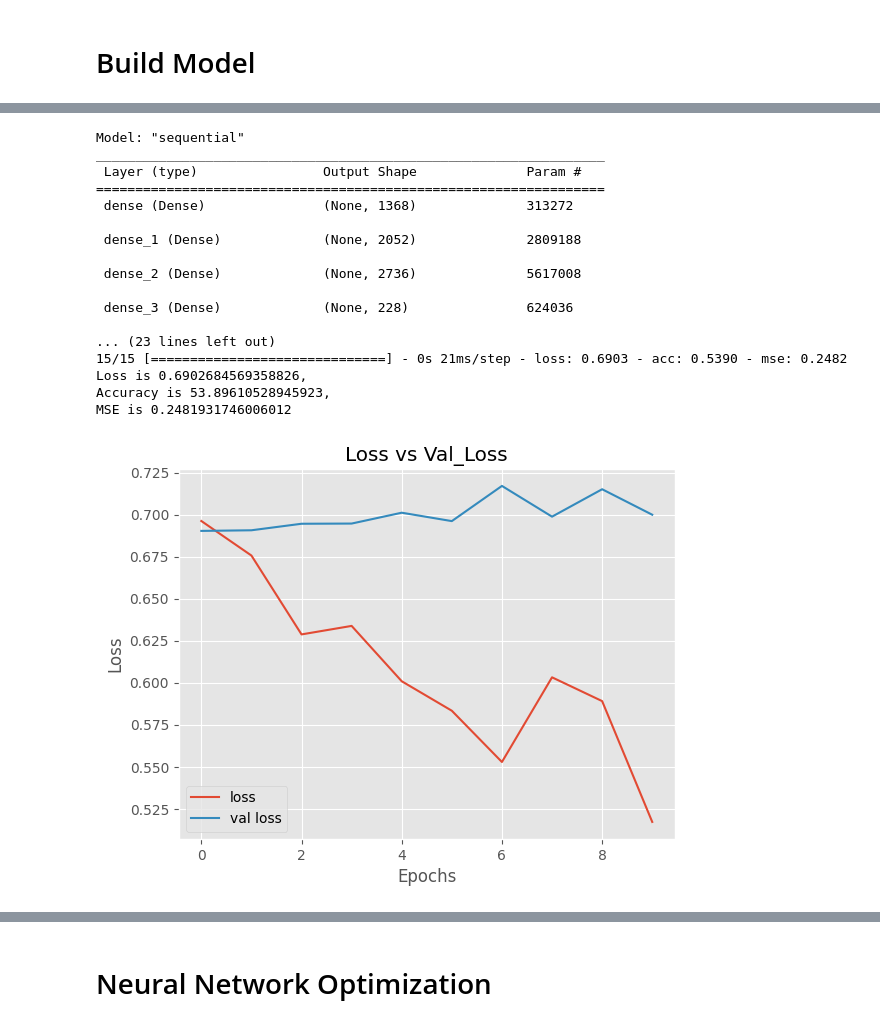
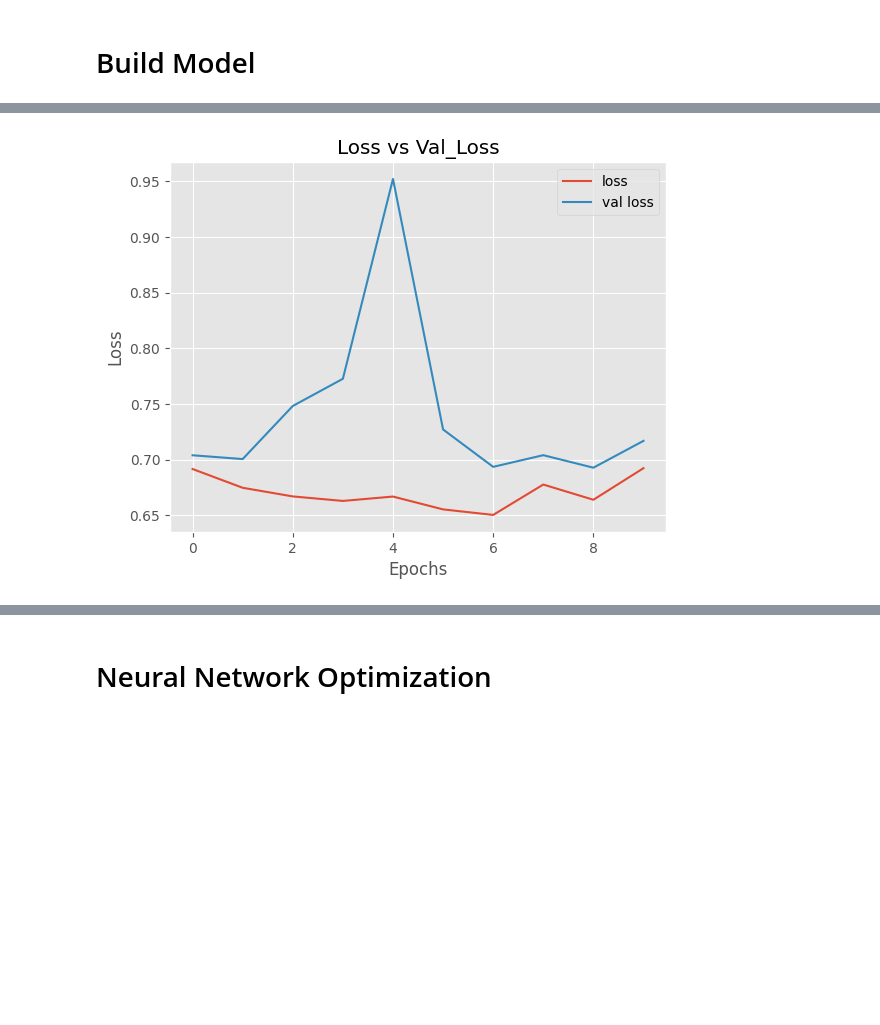
Before and after one commit to MikChristensen/Python-ML-Trading, a Jupyter notebook: 02 MLP/MLP.ipynb, the cells around one changed output, grey strips where cells are left out. Drawn from its saved outputs; the diff is of its cells as text; code cells hidden in the pictures; blank space fills up the shorter version.

```diff
--- a/02 MLP/MLP.ipynb
+++ b/02 MLP/MLP.ipynb
@@ -59,0 +33,4 @@ df_raw
+# %%
+# Download historical data for required stocks
+symbol = "EURUSD=X"
+df_raw = obj_data.get_yfinance_hist(symbol)
@@ -132,0 +66,3 @@ df.head()
+# %%
+df, cols = preprocessing.get_feature(df_raw)
+df.head()
@@ -133,9 +78,8 @@ df.head()
 # %% [markdown]
 # Scaling data
 # %%
-
-ss = StandardScaler() #standardizing the data
-X = ss.fit_transform(df[cols])
+#standardizing the data
+X = preprocessing.get_data_scaled(df, cols)
 # %% [markdown]
 # Split data
 # %%
@@ -149,0 +89,3 @@ def set_seeds(seed = 100):
+# %%
+model = models.create_model_1(cols=cols)
+model_history = model.fit(x = X_train, y = y_train, epochs = 10, verbose = False, validation_split = 0.2, shuffle = False)
@@ -150,78 +126,20 @@ def set_seeds(seed = 100):
 # %%
-
-def create_model_1():
-    optimizer = Adam(learning_rate=0.001)
-    model = Sequential([
-      Dense(len(cols) * 6, activation="relu", input_shape=(len(cols),)),
-
-      Dense(len(cols) * 9, activation="relu"),
-
-      Dense(len(cols) * 12, activation="relu"),
-
-      Dense(len(cols), activation="relu"),
-
-      Dense(int(len(cols) / 2), activation="relu"),
-
-      Dense(int(len(cols) / 3), activation="relu"),
-
-      Dense(int(len(cols) / 4), activation="relu"),
-
-      Dense(int(len(cols) / 5), activation="relu"),
-
-      Dense(int(len(cols) / 6), activation="relu"),
-
-      Dense(len(cols), activation="relu"),
-    Dense(1)
-    ])
-
-    model.add(Dense(1, use_bias=True, activation = "sigmoid"))
-
-    print(model.summary())
-
-    model.compile(optimizer=optimizer,loss='binary_crossentropy', metrics=['acc', 'mse'])
-    return model
-
-
-set_seeds(100)
-model = create_model_1()
-model_history = model.fit(x = X_train, y = y_train, epochs = 10, verbose = False, validation_split = 0.2, shuffle = False)
-model.evaluate(X_train, y_train ) # evaluate the fit on the train set
-loss1, acc1, mse1 = model.evaluate(X_test, y_test)
-print(f"Loss is {loss1},\nAccuracy is {acc1*100},\nMSE is {mse1}")
-
 plt.style.use('ggplot')
 plt.plot(model_history.history['loss'], label = 'loss')
 plt.plot(model_history.history['val_loss'], label='val loss')
 plt.title("Loss vs Val_Loss")
 plt.xlabel("Epochs")
 plt.ylabel("Loss")
 plt.legend()
 plt.show()
 
 
 plt.plot(model_history.history['acc'], label = 'acc')
 plt.plot(model_history.history['val_acc'], label='val acc')
 plt.title("acc vs Val_acc")
 plt.xlabel("Epochs")
 plt.ylabel("acc")
 plt.legend()
 plt.show()
 # %% [output]
-Model: "sequential"
-_________________________________________________________________
- Layer (type)                Output Shape              Param #
-=================================================================
- dense (Dense)               (None, 1368)              313272
-
- dense_1 (Dense)             (None, 2052)              2809188
-
- dense_2 (Dense)             (None, 2736)              5617008
-
- dense_3 (Dense)             (None, 228)               624036
-
-... (23 lines left out)
-15/15 [==============================] - 0s 21ms/step - loss: 0.6903 - acc: 0.5390 - mse: 0.2482
-Loss is 0.6902684569358826,
-Accuracy is 53.89610528945923,
-MSE is 0.2481931746006012
-[figure, old version]
+[figure, new version]
```
Also changed, not shown: parts of 17 cells of this notebook, 8 other files.
